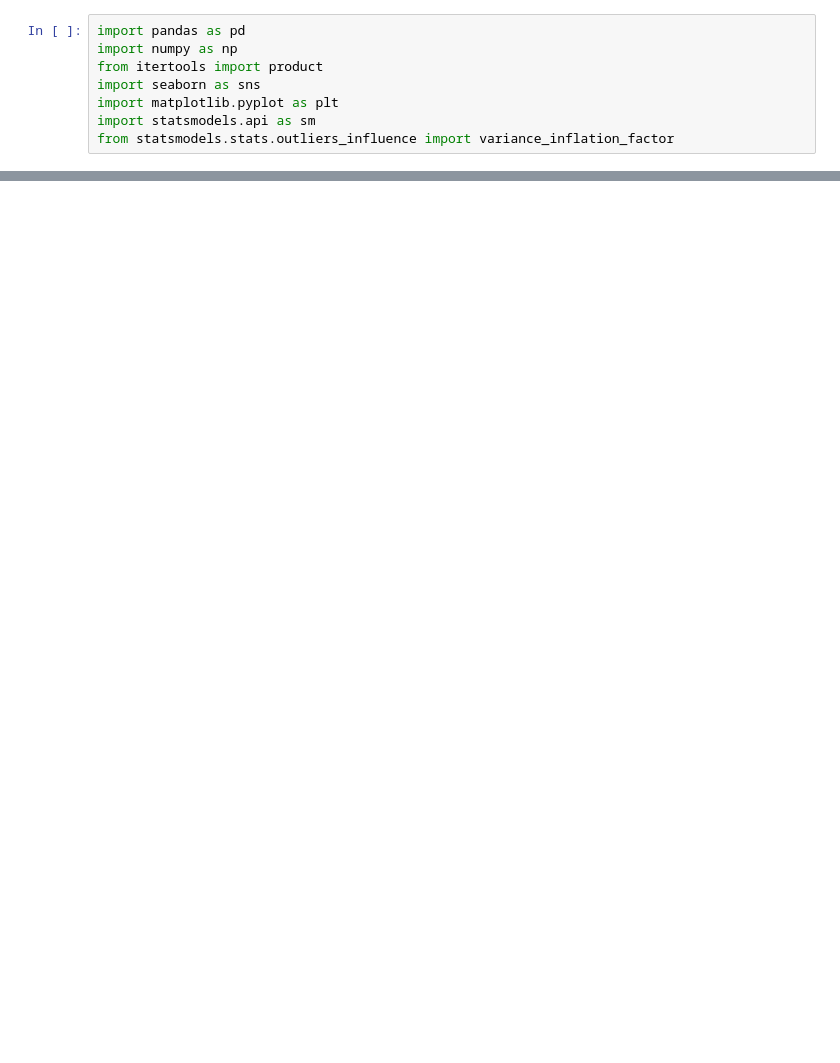
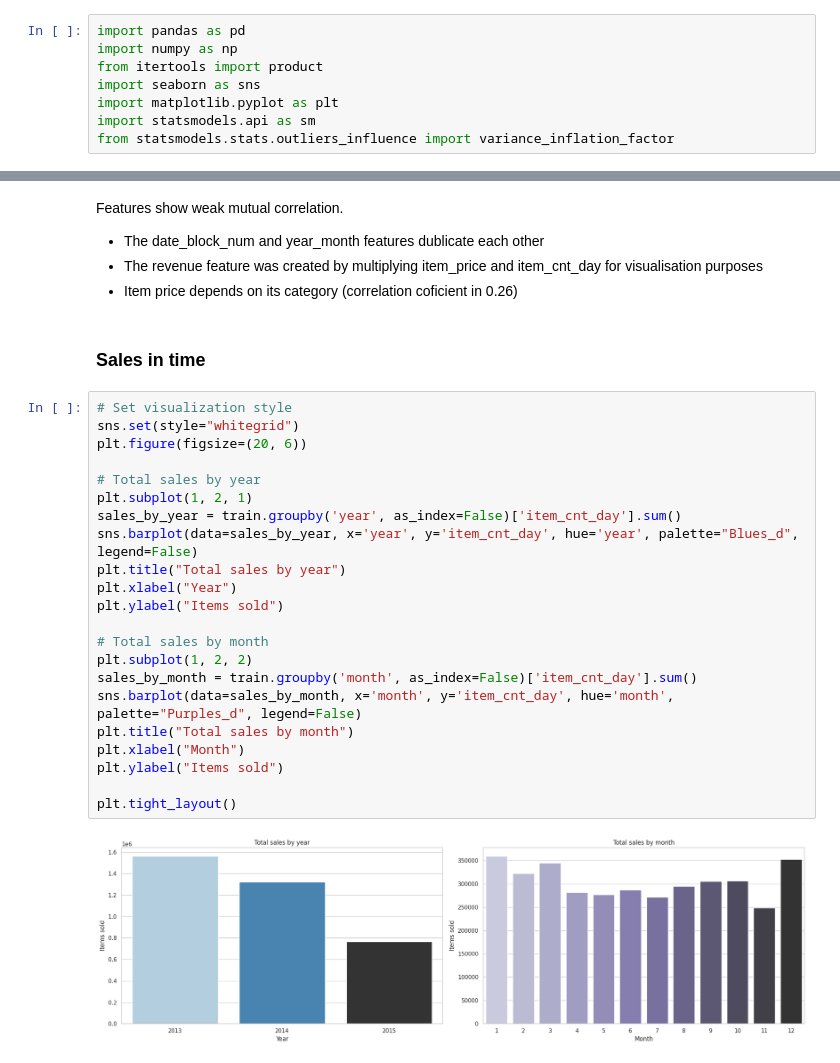
Before and after one commit to katsiarynashymchonak-trainee/ds-practice, a Jupyter notebook: EDA.ipynb, the cells around one changed output, grey strips where cells are left out. Cells and saved outputs as stored; diff of their text form; blank space fills up the shorter version.

```diff
--- a/EDA.ipynb
+++ b/EDA.ipynb
@@ -319,0 +163,31 @@ def get_bounds(data, column):
+# %% [markdown]
+Features show weak mutual correlation.
+- The date_block_num and year_month features dublicate each other
+- The revenue feature was created by multiplying item_price and item_cnt_day for visualisation purposes
+- Item price depends on its category (correlation coficient in 0.26)
+# %% [markdown]
+### Sales in time
+# %%
+# Set visualization style
+sns.set(style="whitegrid")
+plt.figure(figsize=(20, 6))
+
+# Total sales by year
+plt.subplot(1, 2, 1)
+sales_by_year = train.groupby('year', as_index=False)['item_cnt_day'].sum()
+sns.barplot(data=sales_by_year, x='year', y='item_cnt_day', hue='year', palette="Blues_d", legend=False)
+plt.title("Total sales by year")
+plt.xlabel("Year")
+plt.ylabel("Items sold")
+
+# Total sales by month
+plt.subplot(1, 2, 2)
+sales_by_month = train.groupby('month', as_index=False)['item_cnt_day'].sum()
+sns.barplot(data=sales_by_month, x='month', y='item_cnt_day', hue='month', palette="Purples_d", legend=False)
+plt.title("Total sales by month")
+plt.xlabel("Month")
+plt.ylabel("Items sold")
+
+plt.tight_layout()
+# %% [output]
+[figure, added]
```
Also changed, not shown: parts of 134 cells of this notebook, 3 other files.
